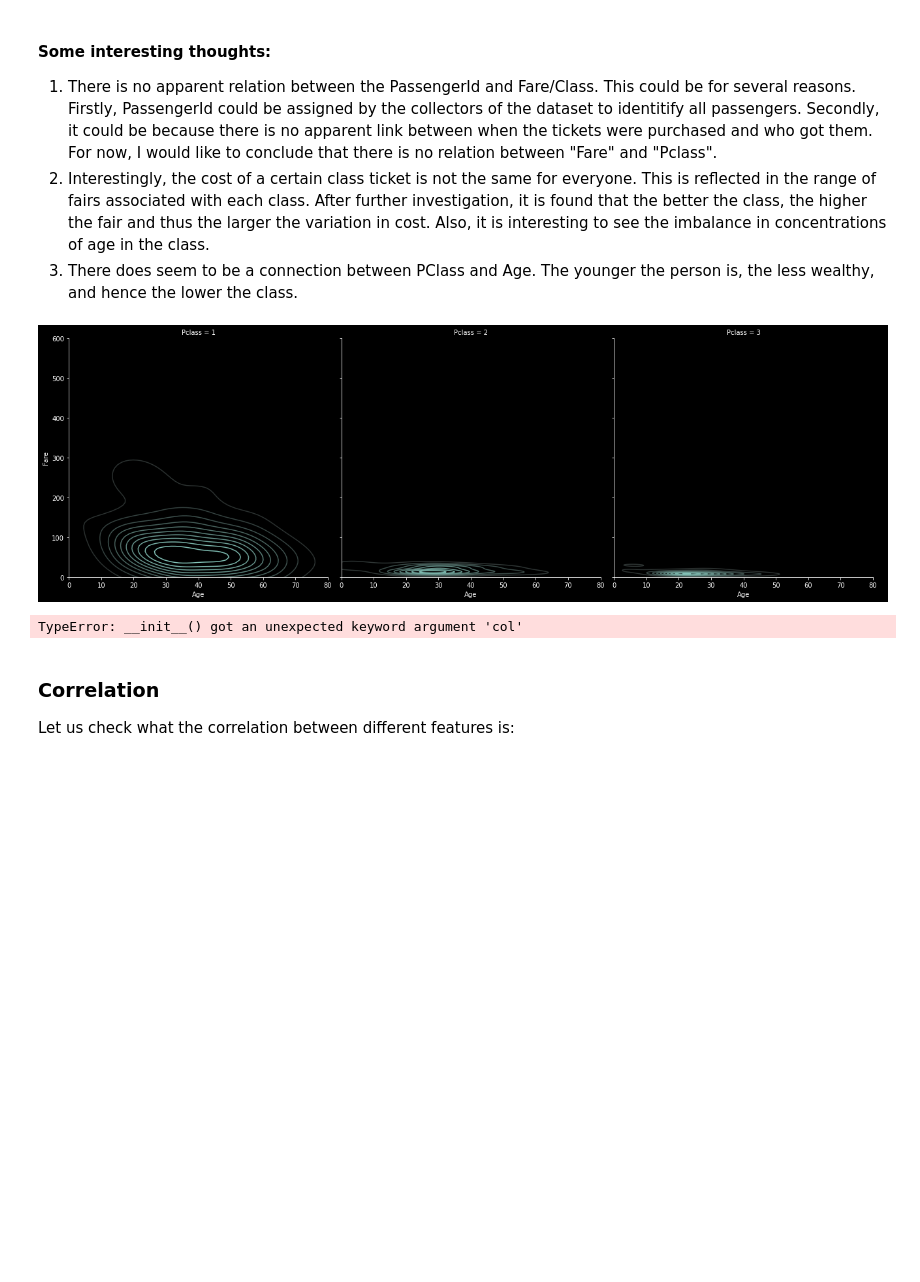
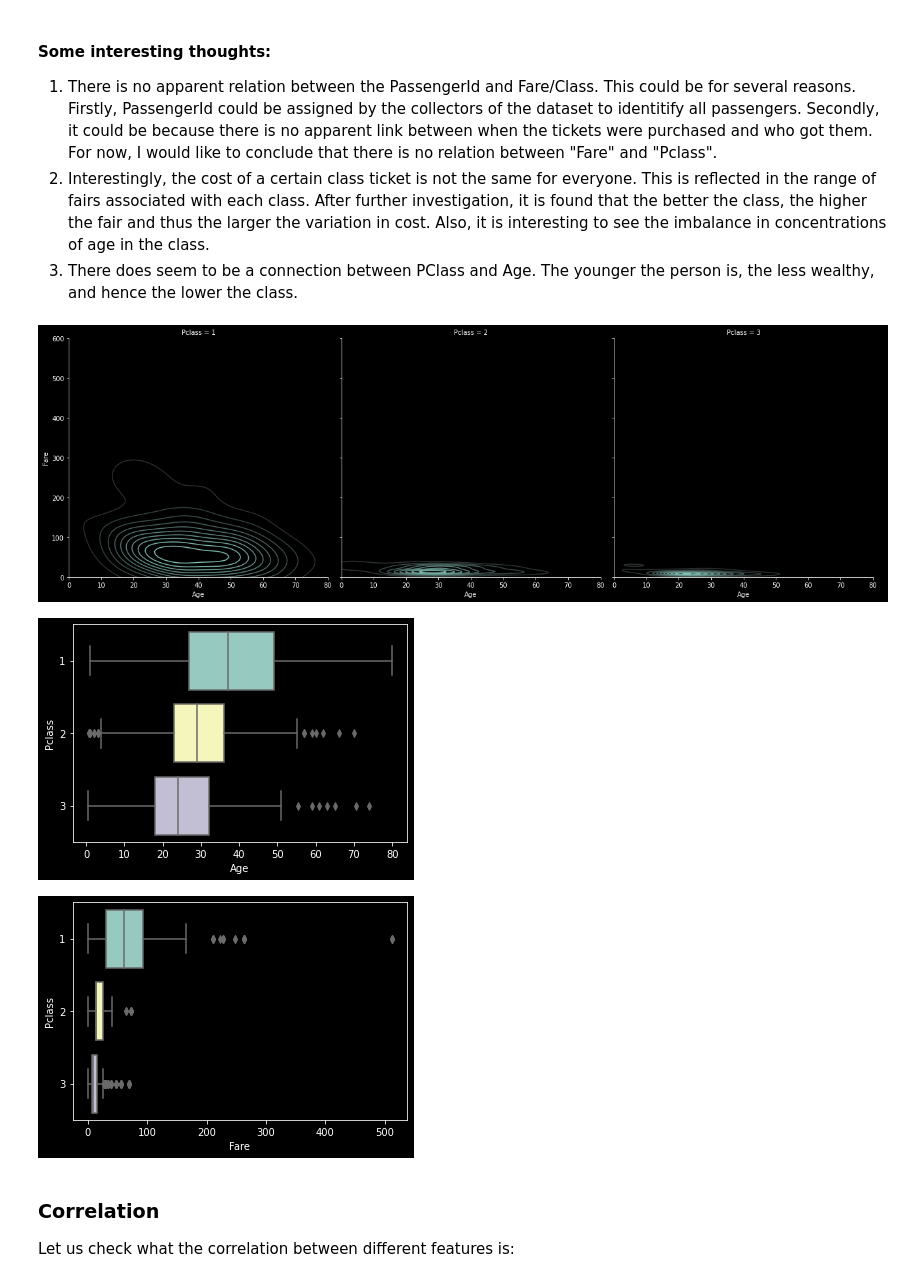
Before and after one commit to A-F-V/T3M, a Jupyter notebook: round 1/notebooks/titanic.ipynb, the cells around one changed output. Drawn from its saved outputs; the diff is of its cells as text; code cells hidden in the pictures; blank space fills up the shorter version.

```diff
--- a/round 1/notebooks/titanic.ipynb
+++ b/round 1/notebooks/titanic.ipynb
@@ -127,14 +127,16 @@ plt.show()
 # %%
 g = sns.FacetGrid(data_set,col="Pclass",size=6,xlim=(0,80),ylim=(0,600))
 g = g.map(sns.kdeplot,"Age","Fare")
 g.add_legend()
 plt.show()
-f = sns.PairGrid(data_set)
-f.map(sns.boxplot)
+f = sns.boxplot(data=data_set,x='Age',y='Pclass',orient='h')
 plt.show()
+f = sns.boxplot(data=data_set,x='Fare',y='Pclass',orient='h')
+plt.show()
 # %% [output]
 [figure]
-TypeError: __init__() got an unexpected keyword argument 'col'
+[figure, added]
+[figure, added]
 # %% [markdown]
 ### Correlation
 Let us check what the correlation between different features is:
```
